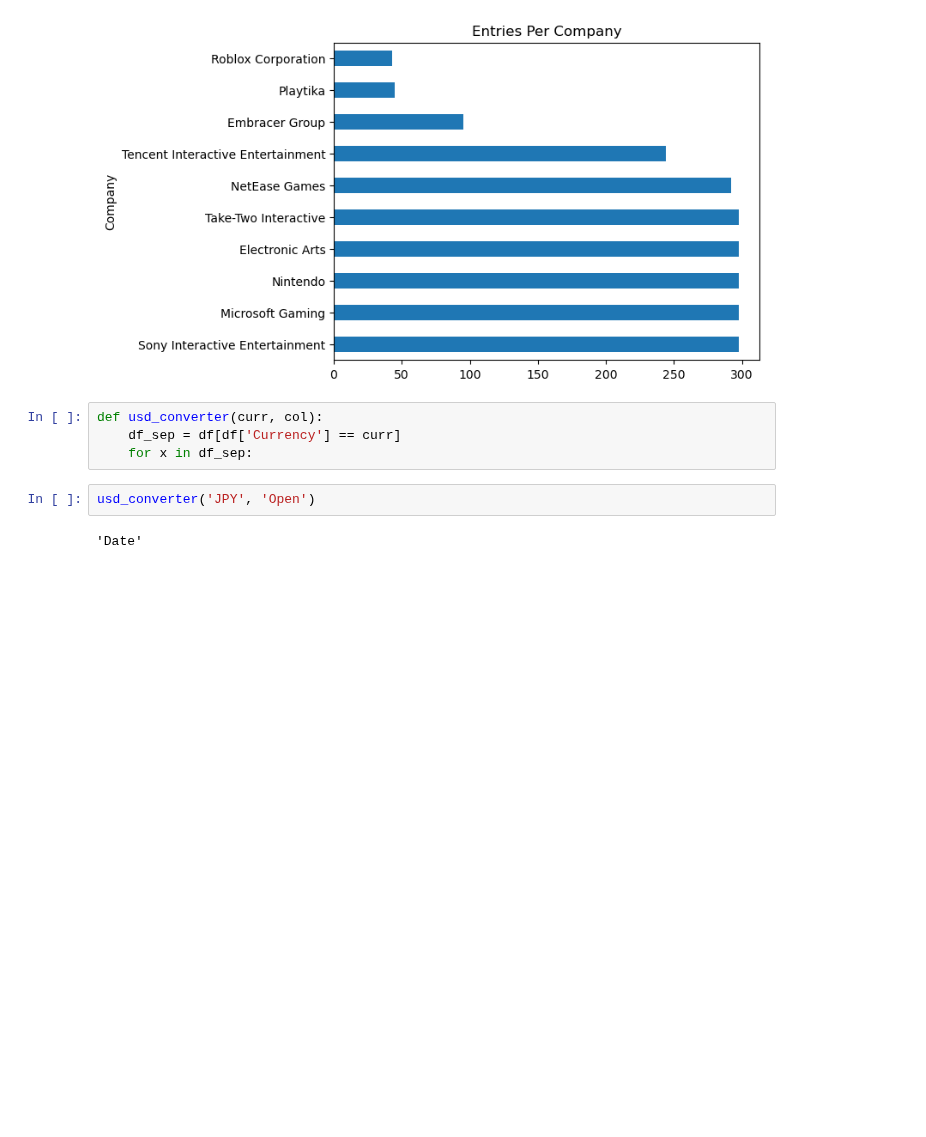
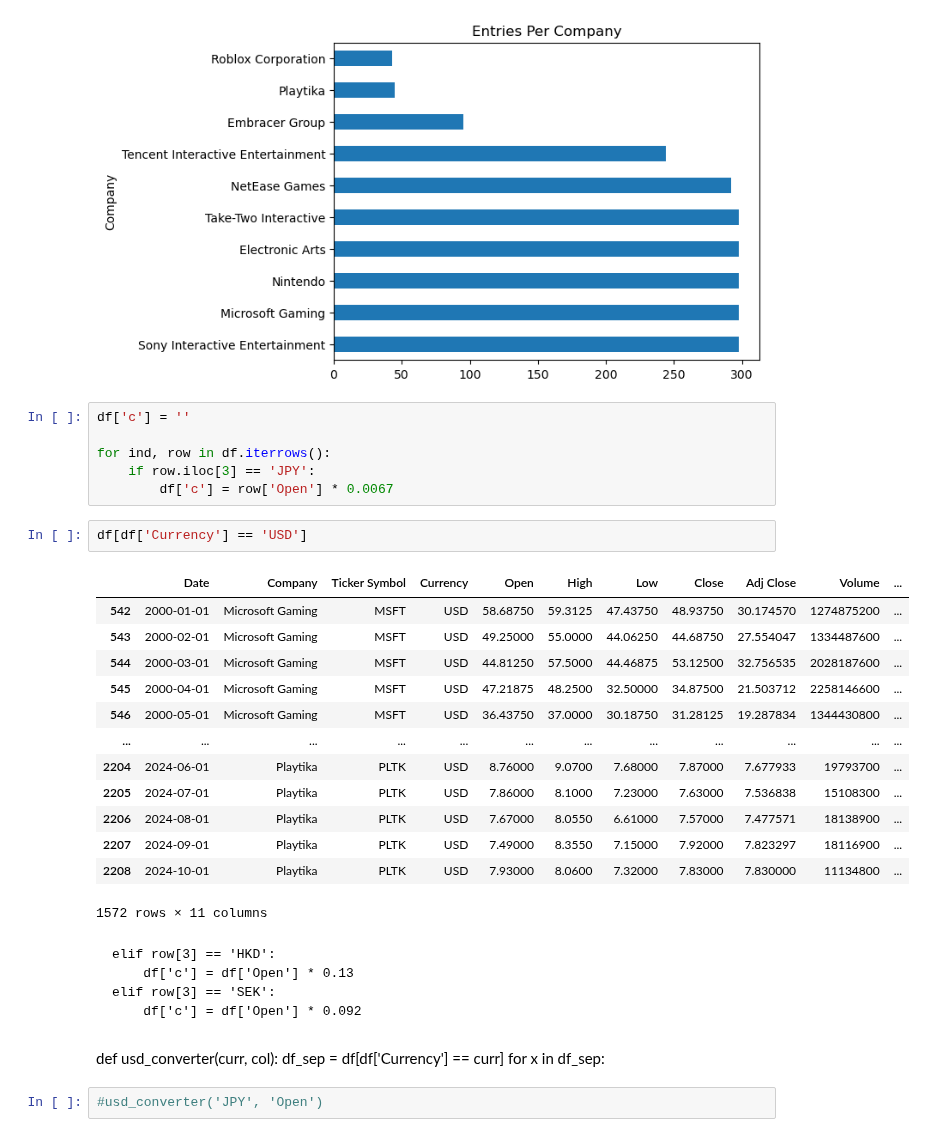
Before and after one commit to Djohnson1313/gaming_company_stocks_analysis, a Jupyter notebook: gaming_stocks_analysis.ipynb, the cells around one changed output. Drawn from its saved outputs; the diff is of its cells as text; blank space fills up the shorter version.

```diff
--- a/gaming_stocks_analysis.ipynb
+++ b/gaming_stocks_analysis.ipynb
@@ -163,11 +163,36 @@ ax.set_title('Entries Per Company')
 plt.show();
 # %% [output]
 [figure]
-# %%
-def usd_converter(curr, col):
-    df_sep = df[df['Currency'] == curr]
-    for x in df_sep:
+# %%
+df['c'] = ''
+
+for ind, row in df.iterrows():
+    if row.iloc[3] == 'JPY':
+        df['c'] = row['Open'] * 0.0067
+# %%
+df[df['Currency'] == 'USD']
+# %% [output]
+|  | Date | Company | Ticker Symbol | Currency | Open | High | Low | Close | Adj Close | Volume | ... |
+| 542 | 2000-01-01 | Microsoft Gaming | MSFT | USD | 58.68750 | 59.3125 | 47.43750 | 48.93750 | 30.174570 | 1274875200 | ... |
+| 543 | 2000-02-01 | Microsoft Gaming | MSFT | USD | 49.25000 | 55.0000 | 44.06250 | 44.68750 | 27.554047 | 1334487600 | ... |
+| 544 | 2000-03-01 | Microsoft Gaming | MSFT | USD | 44.81250 | 57.5000 | 44.46875 | 53.12500 | 32.756535 | 2028187600 | ... |
+| 545 | 2000-04-01 | Microsoft Gaming | MSFT | USD | 47.21875 | 48.2500 | 32.50000 | 34.87500 | 21.503712 | 2258146600 | ... |
+| 546 | 2000-05-01 | Microsoft Gaming | MSFT | USD | 36.43750 | 37.0000 | 30.18750 | 31.28125 | 19.287834 | 1344430800 | ... |
+| ... | ... | ... | ... | ... | ... | ... | ... | ... | ... | ... | ... |
+| 2204 | 2024-06-01 | Playtika | PLTK | USD | 8.76000 | 9.0700 | 7.68000 | 7.87000 | 7.677933 | 19793700 | ... |
+| 2205 | 2024-07-01 | Playtika | PLTK | USD | 7.86000 | 8.1000 | 7.23000 | 7.63000 | 7.536838 | 15108300 | ... |
+| 2206 | 2024-08-01 | Playtika | PLTK | USD | 7.67000 | 8.0550 | 6.61000 | 7.57000 | 7.477571 | 18138900 | ... |
+| 2207 | 2024-09-01 | Playtika | PLTK | USD | 7.49000 | 8.3550 | 7.15000 | 7.92000 | 7.823297 | 18116900 | ... |
+| 2208 | 2024-10-01 | Playtika | PLTK | USD | 7.93000 | 8.0600 | 7.32000 | 7.83000 | 7.830000 | 11134800 | ... |
+1572 rows × 11 columns
+# %% [markdown]
+    elif row[3] == 'HKD':
+        df['c'] = df['Open'] * 0.13
+    elif row[3] == 'SEK':
+        df['c'] = df['Open'] * 0.092
+# %% [markdown]
+def usd_converter(curr, col):
+    df_sep = df[df['Currency'] == curr]
+    for x in df_sep:
 # %%
-usd_converter('JPY', 'Open')
+#usd_converter('JPY', 'Open')
-# %% [output]
-'Date'
```
Also changed, not shown: parts of 2 cells of this notebook.
